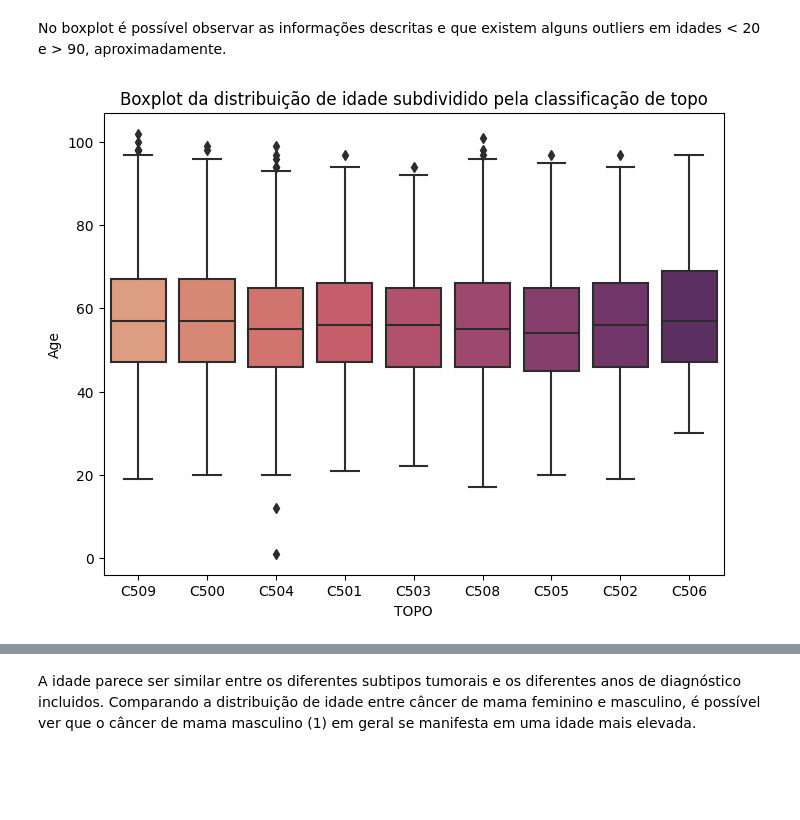
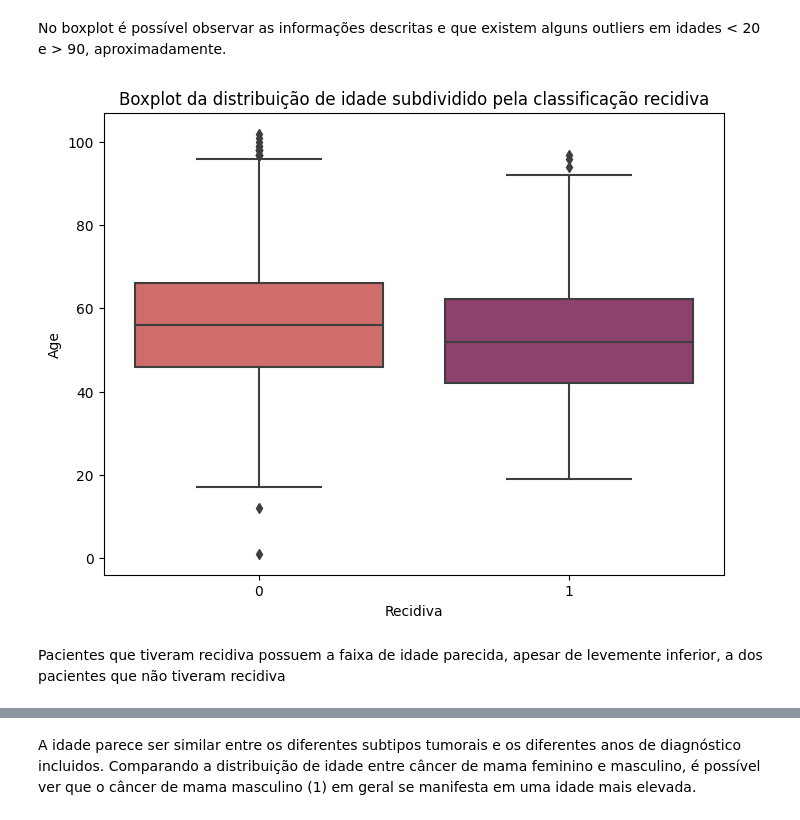
Before and after one commit to ailafelixa/ML-Model-Breast-Cancer-Recurrence, a Jupyter notebook: Aila_Modelo_TCC.ipynb, the cells around one changed output, grey strips where cells are left out. Drawn from its saved outputs; the diff is of its cells as text; code cells hidden in the pictures; blank space fills up the shorter version.

```diff
--- a/Aila_Modelo_TCC.ipynb
+++ b/Aila_Modelo_TCC.ipynb
@@ -120,0 +302,2 @@ Após a filtragem específica para câncer de mama, ficamos com 34.711 registros
+# %%
+df['REC'] = df['RECNENHUM'].apply(lambda x: 1 if x == 0 else 0)
@@ -197,12 +430,6 @@ Glândula mamária
 ### Distribuição de idade e sexo
 # %% [markdown]
 #### Idade
-# %%
-df['IDADE'] = df['IDADE'].astype(int)
-# %%
-df['ANODIAG'] = df['ANODIAG'].astype(int)
-# %%
-df['SEXO'] = df['SEXO'].astype(int)
 # %%
 sns.histplot(x=df['IDADE'], color='pink')
 # %% [output]
@@ -247,17 +474,18 @@ plt.show()
 # %% [markdown]
 No boxplot é possível observar as informações descritas e que existem alguns outliers em idades < 20 e > 90, aproximadamente.
 # %%
-# Create a beautiful subdivided boxplot using sns.boxplot
 plt.figure(figsize=(8, 6))  # Set figure size
-sns.boxplot(x='TOPO', y='IDADE', data=df, palette="flare")
+sns.boxplot(x='REC', y='IDADE', data=df, palette="flare")
 
 # Add labels and title
-plt.xlabel('TOPO')
+plt.xlabel('Recidiva')
 plt.ylabel('Age')
-plt.title('Boxplot da distribuição de idade subdividido pela classificação de topo')
+plt.title('Boxplot da distribuição de idade subdividido pela classificação recidiva')
 
 # Show the plot
 plt.show()
 # %% [output]
-[figure, old version]
+[figure, new version]
+# %% [markdown]
+Pacientes que tiveram recidiva possuem a faixa de idade parecida, apesar de levemente inferior, a dos pacientes  que não tiveram recidiva
 # %%
```
Also changed, not shown: parts of 77 cells of this notebook.
